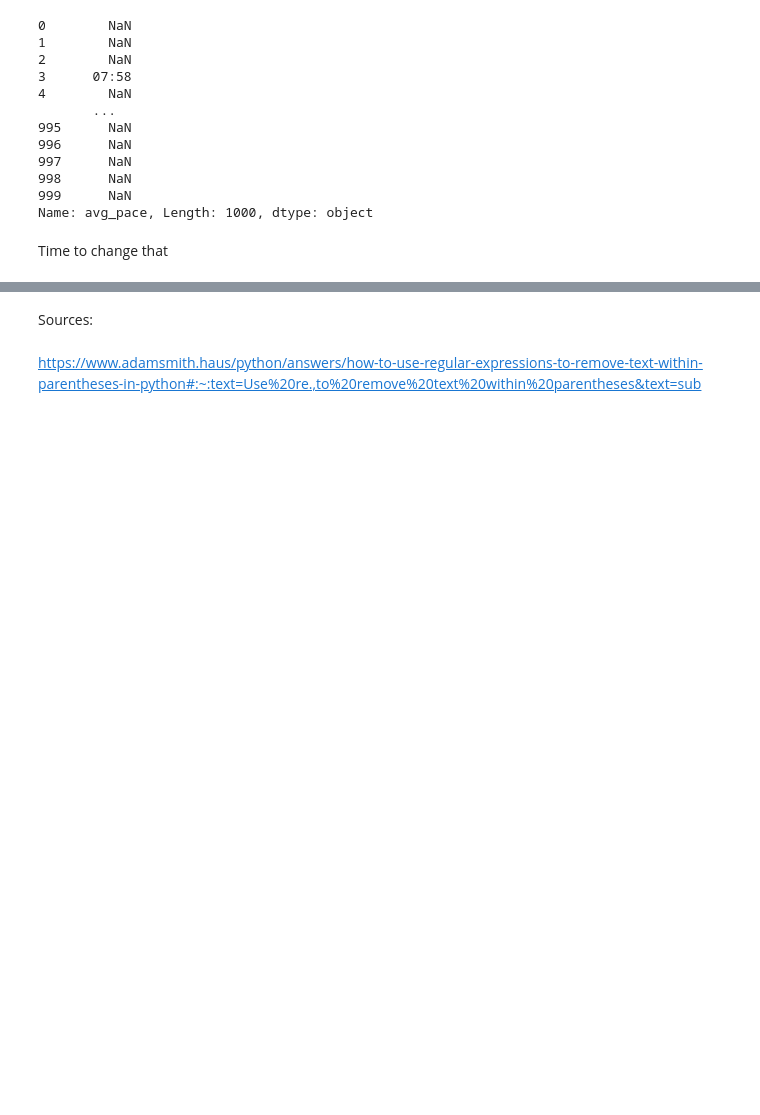
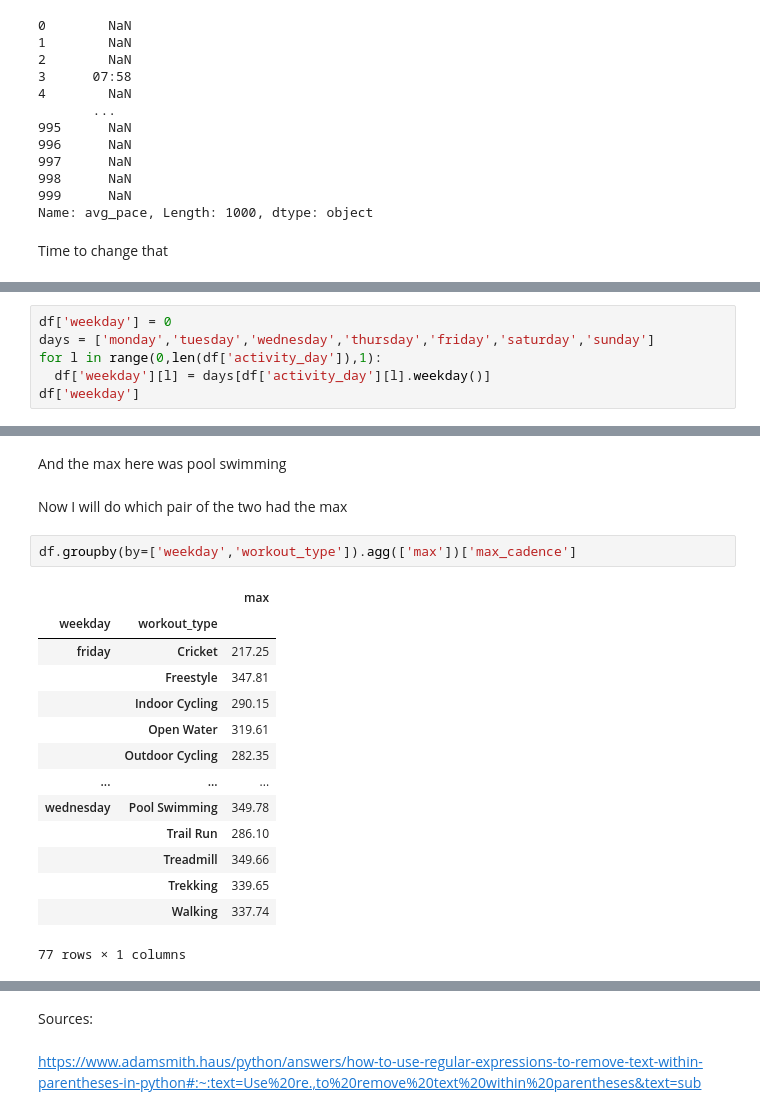
Before and after one commit to BrendenLatham/Data_Viz, a Jupyter notebook: Exam2.ipynb, the cells around one changed output, grey strips where cells are left out. Cells and saved outputs as stored; diff of their text form; blank space fills up the shorter version.

```diff
--- a/Exam2.ipynb
+++ b/Exam2.ipynb
@@ -182,0 +276,6 @@ Name: avg_pace, Length: 1000, dtype: float64
+# %%
+df['weekday'] = 0
+days = ['monday','tuesday','wednesday','thursday','friday','saturday','sunday']
+for l in range(0,len(df['activity_day']),1):
+  df['weekday'][l] = days[df['activity_day'][l].weekday()]
+df['weekday']
@@ -182,0 +331,21 @@ Name: avg_pace, Length: 1000, dtype: float64
+# %% [markdown]
+And the max here was pool swimming
+# %% [markdown]
+Now I will do which pair of the two had the max
+# %%
+df.groupby(by=['weekday','workout_type']).agg(['max'])['max_cadence']
+# %% [output]
+|  |  | max |
+| weekday | workout_type |  |
+| friday | Cricket | 217.25 |
+|  | Freestyle | 347.81 |
+|  | Indoor Cycling | 290.15 |
+|  | Open Water | 319.61 |
+|  | Outdoor Cycling | 282.35 |
+| ... | ... | ... |
+| wednesday | Pool Swimming | 349.78 |
+|  | Trail Run | 286.10 |
+|  | Treadmill | 349.66 |
+|  | Trekking | 339.65 |
+|  | Walking | 337.74 |
+77 rows × 1 columns
```
Also changed, not shown: parts of 43 cells of this notebook.
